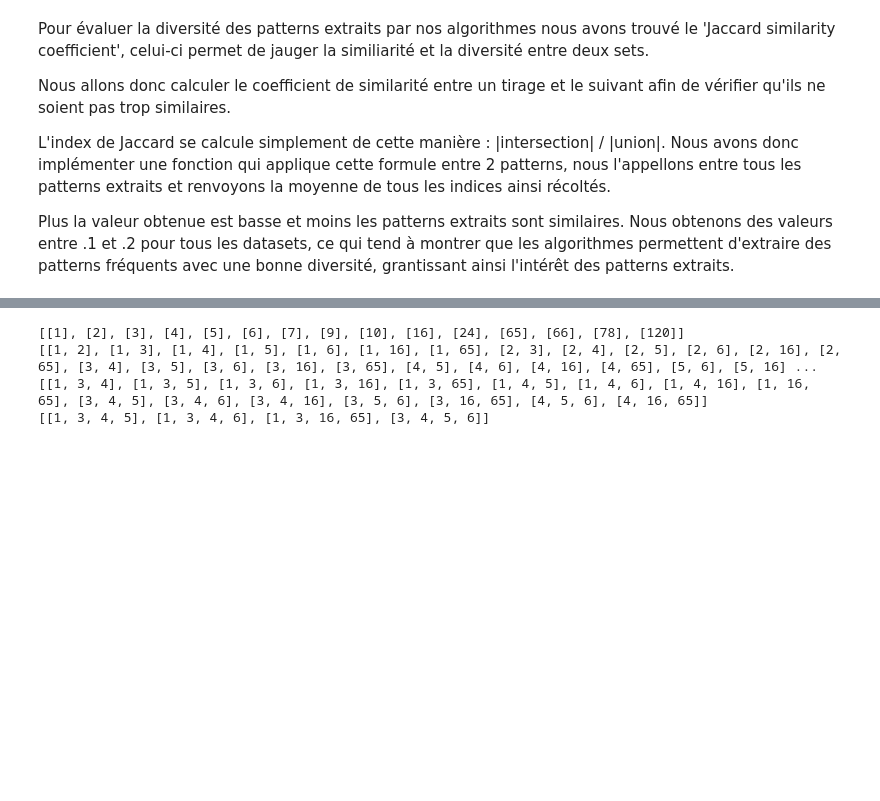
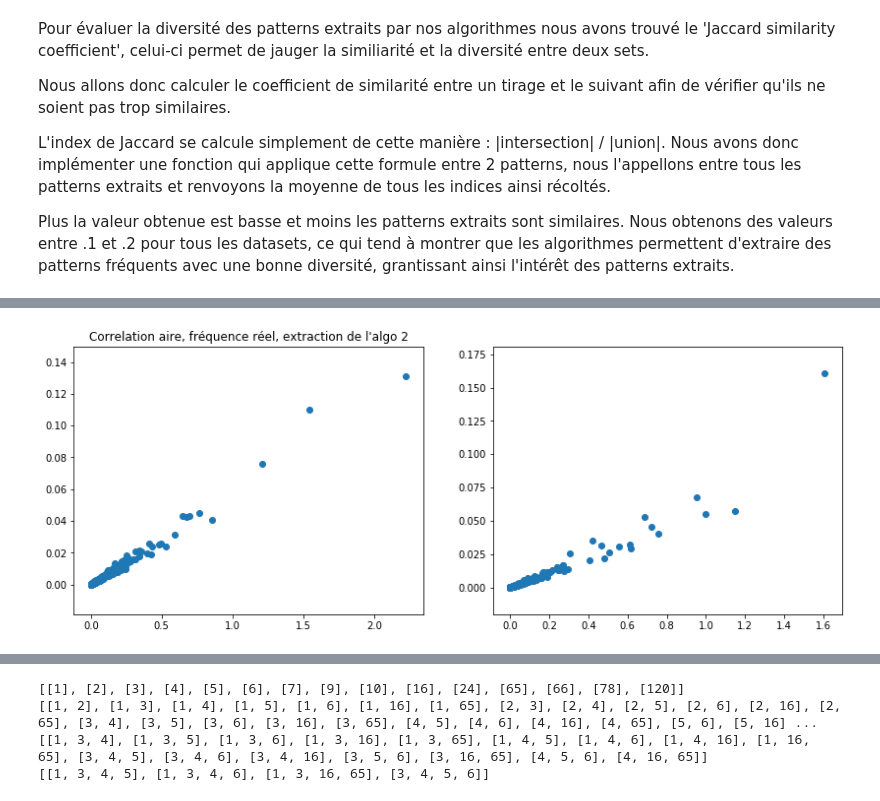
Before and after one commit to ThomasRanvier/data_mining, a Jupyter notebook: TP_1_ranvier_desilets.ipynb, the cells around one changed output, grey strips where cells are left out. Cells and saved outputs as stored; diff of their text form; code cells hidden in the pictures; blank space fills up the shorter version.

```diff
--- a/TP_1.ipynb
+++ b/TP_1_ranvier_desilets.ipynb
@@ -257,0 +303,4 @@ Affichage d'un scatter plot entre fréquence de tirage et fréquence au sein du
+# %%
+display_area_freq_correlation('connect')
+# %% [output]
+[figure, added]
```
Also changed, not shown: parts of 27 cells of this notebook.
